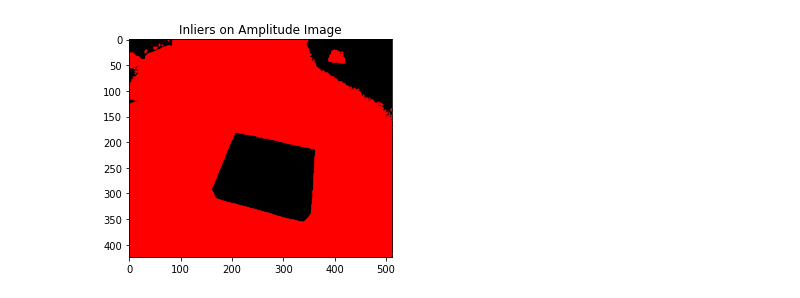
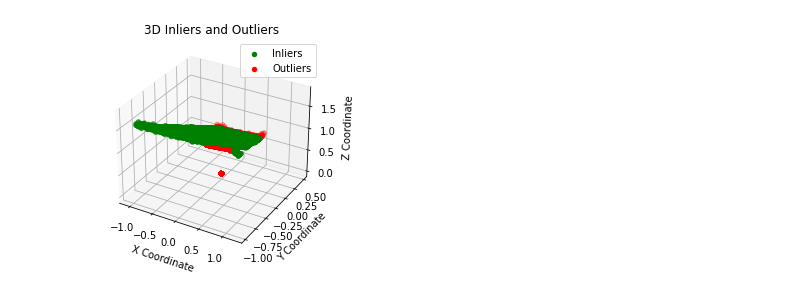
Before and after one commit to samasadii/computer-vision-project, a Jupyter notebook: exercise1/test2.ipynb, the cells around one changed output. Drawn from its saved outputs; the diff is of its cells as text; code cells hidden in the pictures.

Commit message:
changes to ransac for storing

```diff
--- a/exercise1/test2.ipynb
+++ b/exercise1/test2.ipynb
@@ -24,7 +24,7 @@ def show_point_cloud(pc):
     plt.show()
 
 # Load your data
-amplitude_image, distance_image, point_cloud = load_data('data/example2kinect.mat')
+amplitude_image, distance_image, point_cloud = load_data('data/example1kinect.mat')
 
 # Display images
 show_image(amplitude_image, 'Amplitude Image')
@@ -39,65 +39,83 @@ show_point_cloud(point_cloud)
 # %%
 import numpy as np
+import matplotlib.pyplot as plt
+from mpl_toolkits.mplot3d import Axes3D
 
 def ransac_point_cloud(pc, threshold, max_iterations):
     best_plane = None
-    best_inliers = []
-    best_indices = None  # To store the indices of the best inliers
+    best_inliers = None
+    best_indices = None  # This will store the 2D indices of the best inliers
+    height, width, _ = pc.shape
 
     for _ in range(max_iterations):
         # Randomly sample 3 points to define a plane
-        sample_indices = np.random.choice(pc.shape[0] * pc.shape[1], 3, replace=False)
-        samples = pc.reshape(-1, 3)[sample_indices]
+        sample_indices = np.random.choice(height * width, 3, replace=False)
+        rows, cols = np.unravel_index(sample_indices, (height, width))
+        p1, p2, p3 = pc[rows[0], cols[0]], pc[rows[1], cols[1]], pc[rows[2], cols[2]]
 
-        if np.any(samples[:, 2] == 0):  # Skip if any z-component is zero (invalid data)
+        if np.any(p1[2] == 0 or p2[2] == 0 or p3[2] == 0):  # Check if the z-component is zero
             continue
 
         # Calculate plane parameters
-        p1, p2, p3 = samples
         normal_vector = np.cross(p2 - p1, p3 - p1)
         normal_vector = normal_vector / np.linalg.norm(normal_vector)
         d = -np.dot(normal_vector, p1)
 
         # Count inliers
         all_points = pc.reshape(-1, 3)
         distances = np.abs(np.dot(all_points, normal_vector) + d) / np.linalg.norm(normal_vector)
         inliers = distances < threshold
 
-        # Update best model if current one has more inliers
-        if inliers.sum() > len(best_inliers):
+        # Update best model if the current one has more inliers
+        if best_inliers is None or np.count_nonzero(inliers) > np.count_nonzero(best_inliers):
             best_plane = (normal_vector, d)
             best_inliers = inliers
-            best_indices = np.argwhere(inliers.reshape(pc.shape[0], pc.shape[1]))  # Store the 2D indices
+            best_indices = np.argwhere(inliers.reshape(height, width))  # Convert boolean mask back to indices
 
-    return best_plane, best_inliers, best_indices
+    # Extracting actual inlier points and their indices
+    inlier_points = np.array([pc[i, j] for i, j in best_indices])
+    return best_plane, inlier_points, best_indices
 
 # Parameters
 threshold = 0.085  # Distance threshold for inliers
 max_iterations = 3000  # Maximum number of iterations
 
-# Assuming point_cloud is the loaded 3D point cloud data
-plane, inliers, inlier_indices = ransac_point_cloud(point_cloud, threshold, max_iterations)
+# Assuming point_cloud is the loaded 3D point cloud data with shape (x, y, 3)
+plane, inlier_points, inlier_indices = ransac_point_cloud(point_cloud, threshold, max_iterations)
 
+import numpy as np
+import matplotlib.pyplot as plt
+from mpl_toolkits.mplot3d import Axes3D
 
-def visualize_inliers_on_image(image, inlier_indices, title="Inliers Overlay"):
-    plt.imshow(image, cmap='gray')
-    plt.scatter(inlier_indices[:, 1], inlier_indices[:, 0], color='red', s=1)  # x, y are inverted for scatter
-    plt.title(title)
+def visualize_inliers_and_outliers(point_cloud, inlier_indices):
+    fig = plt.figure()
+    ax = fig.add_subplot(111, projection='3d')
+
+    # Create a full mask for the point cloud and set inliers to True
+    full_mask = np.zeros(point_cloud.shape[:2], dtype=bool)
+    full_mask[tuple(inlier_indices[:, 0]), tuple(inlier_indices[:, 1])] = True
+
+    # Outlier mask is the inverse of the inlier mask
+    outlier_mask = ~full_mask
+
+    # Extract inlier and outlier points using the masks
+    inlier_points = point_cloud[full_mask]
+    outlier_points = point_cloud[outlier_mask]
+
+    # Plotting all inlier points (green)
+    ax.scatter(inlier_points[:, 0], inlier_points[:, 1], inlier_points[:, 2], color='g', marker='o', label='Inliers')
+
+    # Plotting all outlier points (red)
+    ax.scatter(outlier_points[:, 0], outlier_points[:, 1], outlier_points[:, 2], color='r', marker='o', label='Outliers')
+
+    ax.set_xlabel('X Coordinate')
+    ax.set_ylabel('Y Coordinate')
+    ax.set_zlabel('Z Coordinate')
+    ax.legend()
+    plt.title('3D Inliers and Outliers')
     plt.show()
 
-def visualize_inliers(pc, inliers):
-    fig = plt.figure()
-    ax = fig.add_subplot(111, projection='3d')
-    inlier_points = pc.reshape(-1, 3)[inliers]
-    outlier_points = pc.reshape(-1, 3)[~inliers]
-    ax.scatter(outlier_points[:, 0], outlier_points[:, 1], outlier_points[:, 2], color='r', s=1)
-    ax.scatter(inlier_points[:, 0], inlier_points[:, 1], inlier_points[:, 2], color='g', s=1)
-    ax.set_title('RANSAC Inliers and Outliers')
-    plt.show()
-
-
-# Assuming amplitude_image is loaded and corresponds spatially to the point cloud
-binary_mask = np.zeros(point_cloud.shape[:2], dtype=bool)
-visualize_inliers_on_image(binary_mask, inlier_indices, "Inliers on Amplitude Image")
+# Example usage assuming `point_cloud` is the full dataset and `inlier_indices` is provided by RANSAC
+visualize_inliers_and_outliers(point_cloud, inlier_indices)
 # %% [output]
-[figure, old version]
+[figure, new version]
```
Also changed, not shown: parts of 11 cells of this notebook, 2 other files.
